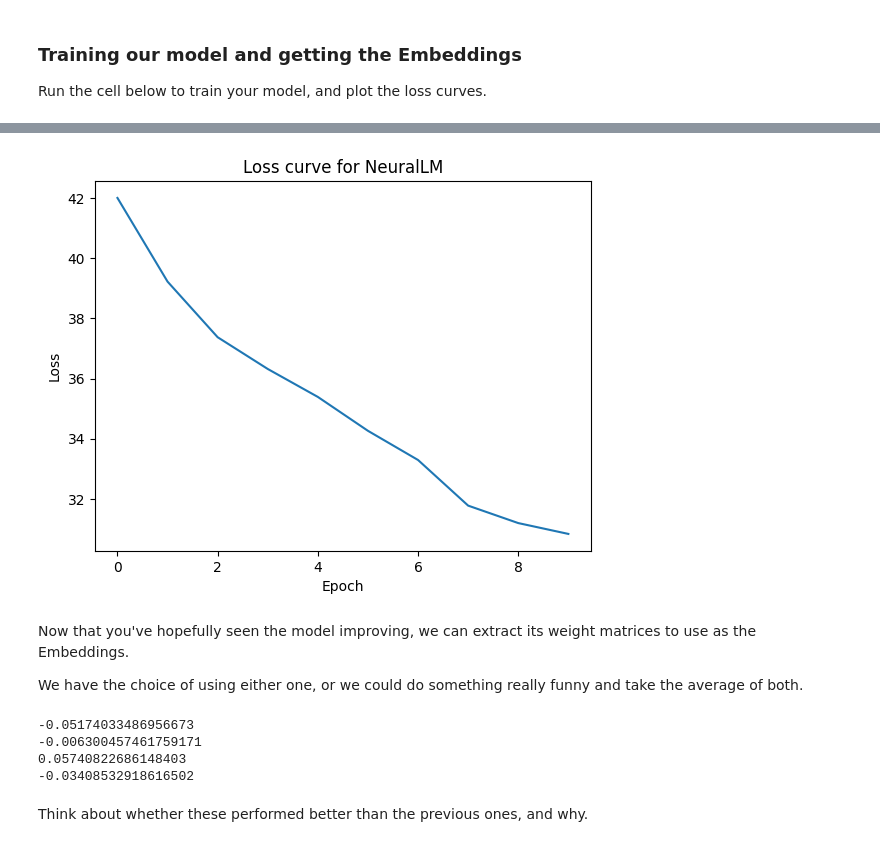
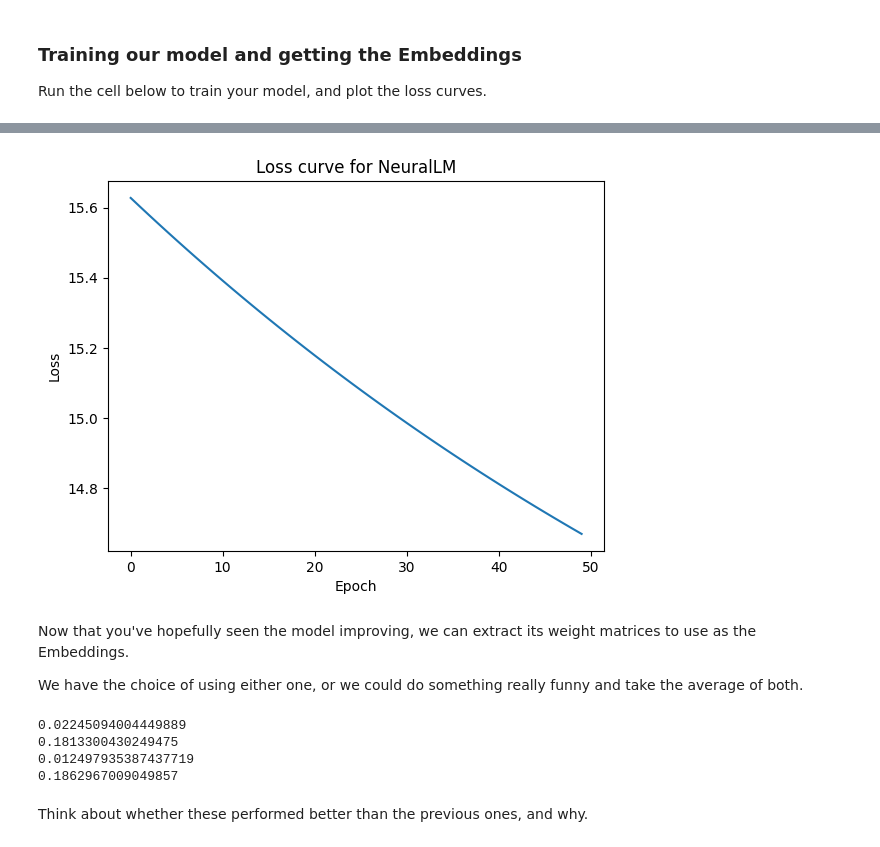
Before and after one commit to Zaimr49/Word2Vec-Scratch, a Jupyter notebook: Rollnumber_PA3.ipynb, the cells around one changed output, grey strips where cells are left out. Drawn from its saved outputs; the diff is of its cells as text; code cells hidden in the pictures.

```diff
--- a/Rollnumber_PA3.ipynb
+++ b/Rollnumber_PA3.ipynb
@@ -326,8 +326,8 @@ class word2vec:
                  emb_dim : int):
 
         ## Your code here
-        self.W = np.random.randn(vocab_size, emb_dim)  # Center word embeddings
-        self.C = np.random.randn(vocab_size, emb_dim)  # Context word embeddings
+        self.W = np.random.rand(vocab_size, emb_dim)  # Center word embeddings
+        self.C = np.random.rand(vocab_size, emb_dim)  # Context word embeddings
         self.stoi = stoi
         self.emb_dim = emb_dim
         ## --
@@ -707,7 +707,7 @@ class NeuralLM:
 Run the cell below to train your model, and plot the loss curves.
 # %%
 model = NeuralLM(vocab_size, emb_dim=100)
-model.fit(X, y, epochs=50, lr=0.01)
+losses=model.fit(X, y, epochs=50, lr=0.01)
 
 # Plot the loss curves
 plt.plot(losses)
@@ -736,4 +736,4 @@ Epoch 50/50 - Loss: 14.5342
-[figure, old version]
+[figure, new version]
 # %% [markdown]
 Now that you've hopefully seen the model improving, we can extract its weight matrices to use as the Embeddings.
 
@@ -762,10 +762,10 @@ print(cosine_similarity(
     embedding_matrix[dataset.stoi["aragorn"]]
 ))
 # %% [output]
--0.05174033486956673
--0.006300457461759171
-0.05740822686148403
--0.03408532918616502
+0.02245094004449889
+0.1813300430249475
+0.012497935387437719
+0.1862967009049857
 # %% [markdown]
 Think about whether these performed better than the previous ones, and why.
 # %% [markdown]
```
Also changed, not shown: parts of 4 cells of this notebook.
